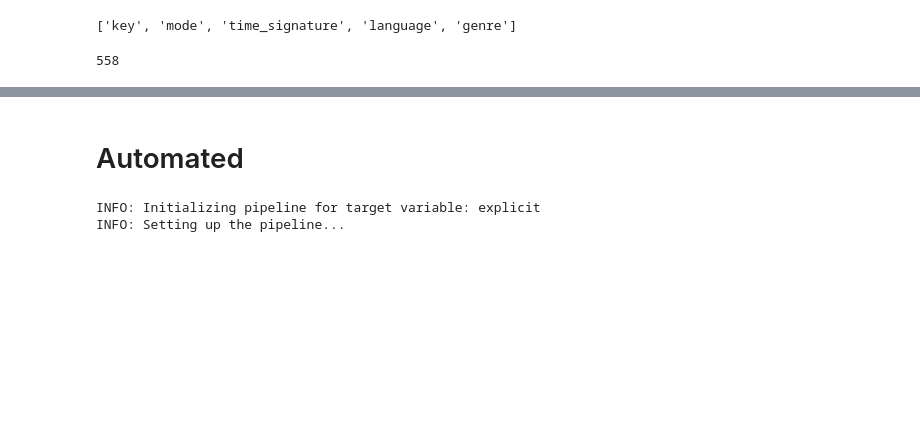
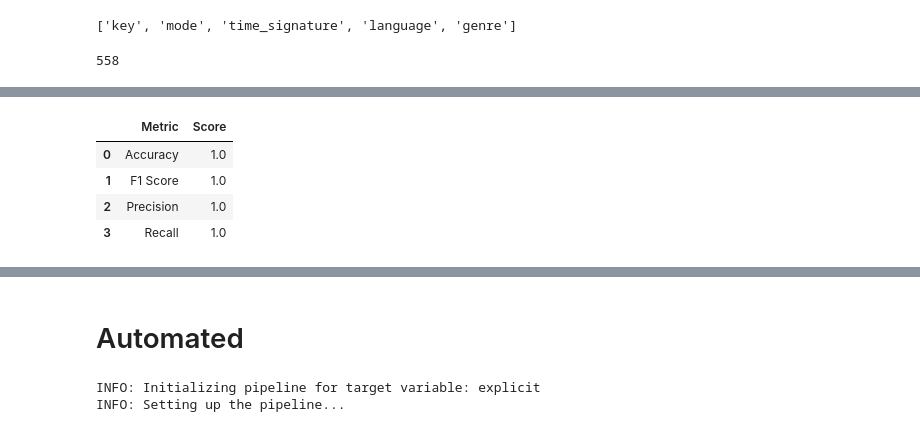
Before and after one commit to KrystianPielat/songs_analysis, a Jupyter notebook: oo.ipynb, the cells around one changed output, grey strips where cells are left out. Drawn from its saved outputs; the diff is of its cells as text; code cells hidden in the pictures; blank space fills up the shorter version.

Commit message:
added optimal catboost

```diff
--- a/oo.ipynb
+++ b/oo.ipynb
@@ -166,0 +40,22 @@ model.
+# %%
+target = 'mode'
+cat_features = [ f for f in cat_features if f != target ]
+num_features = [ f for f in num_features if f != target ]
+# %%
+df = df.sample(400)
+# %%
+model = OptimalClassificationPipeline(
+    df.dropna(subset=['genre']),
+    target_column=target,
+    num_features=num_features,
+    cat_features=cat_features,
+    n_trials=1,
+    param_grid={
+        "iterations": [500, 1000],
+        "depth": [4, 6, 8],
+        "learning_rate": (0.01, 0.1),
+        "l2_leaf_reg": (1, 10),
+    },
+    cache_path="catboost_optuna.db"
+)
+model.get_pipeline()
@@ -166,0 +103,8 @@ model.
+# %%
+model.pipeline.named_steps['model'].training_results_
+# %% [output]
+|  | Metric | Score |
+| 0 | Accuracy | 1.0 |
+| 1 | F1 Score | 1.0 |
+| 2 | Precision | 1.0 |
+| 3 | Recall | 1.0 |
```
Also changed, not shown: parts of 26 cells of this notebook, 4 other files.
